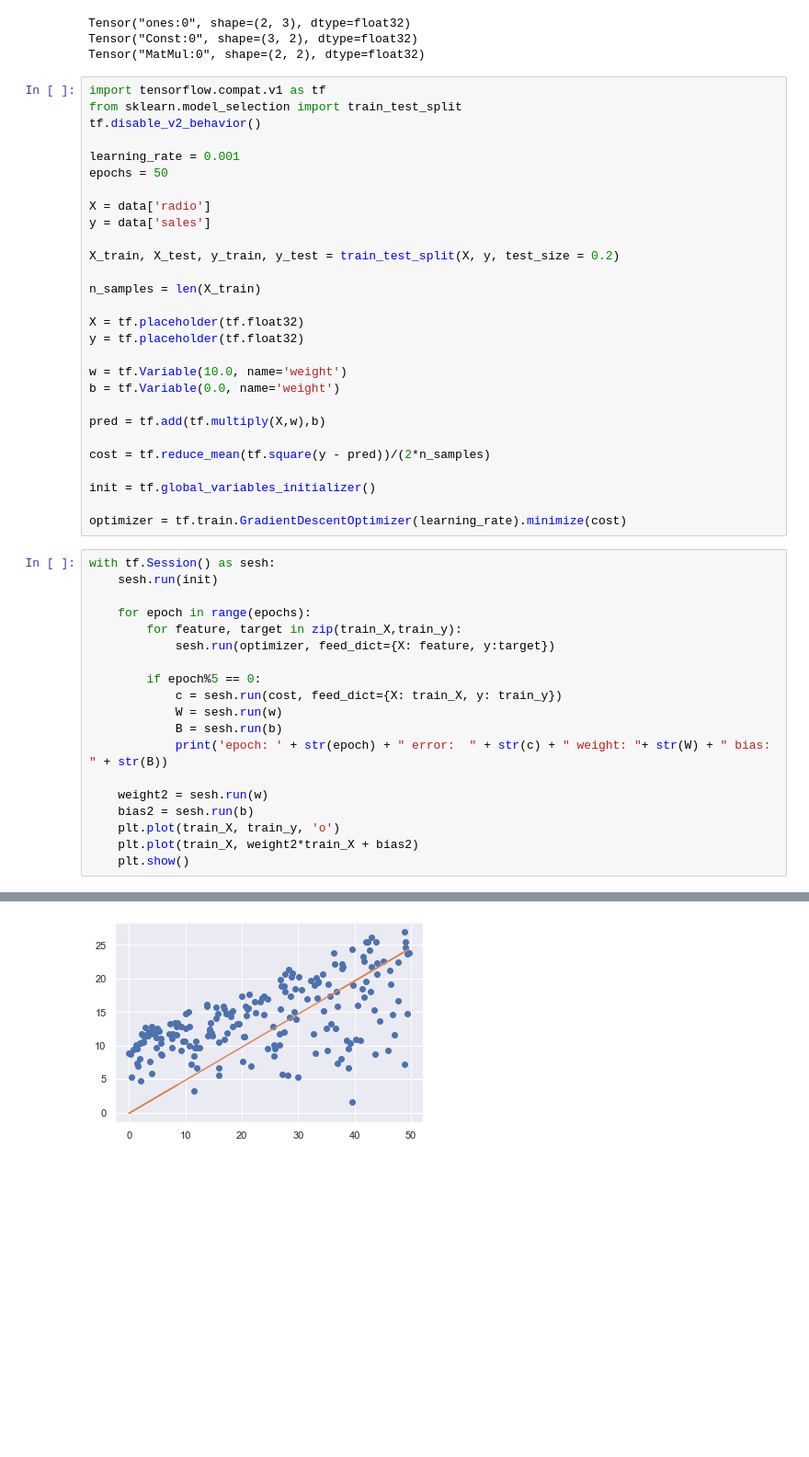
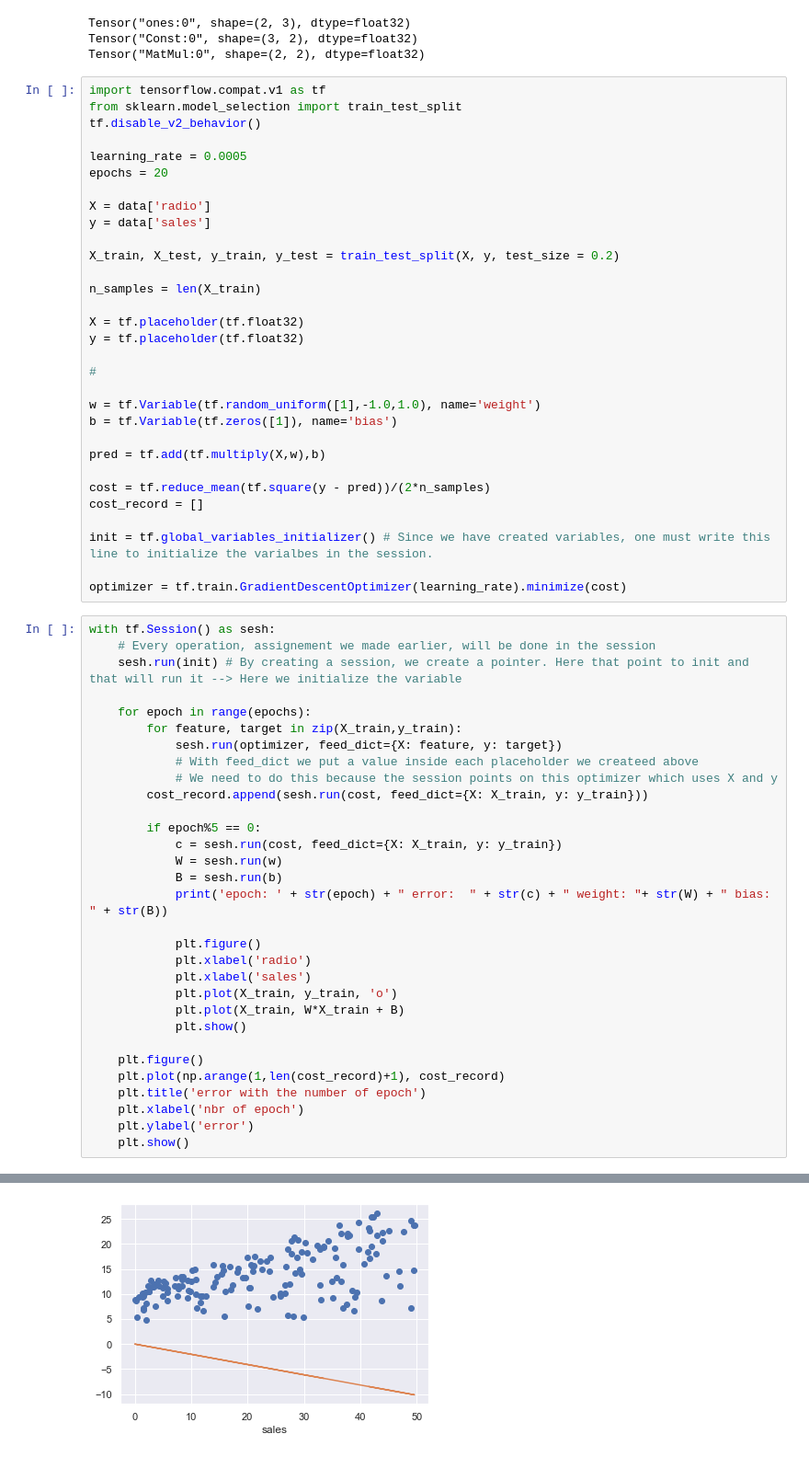
Before and after one commit to TrefleEncornet2/PortFolio, a Jupyter notebook: Intro_tensorflow.ipynb, the cells around one changed output, grey strips where cells are left out. Shown at 92% size. Saved outputs shown, nothing was run; the diff lists cells and outputs as text; blank space fills up the shorter version.

```diff
--- a/Intro_tensorflow.ipynb
+++ b/Intro_tensorflow.ipynb
@@ -373,8 +357,8 @@ import tensorflow.compat.v1 as tf
 from sklearn.model_selection import train_test_split
 tf.disable_v2_behavior()
 
-learning_rate = 0.001
-epochs = 50
+learning_rate = 0.0005
+epochs = 20
 
 X = data['radio']
 y = data['sales']
@@ -386,33 +370,48 @@ n_samples = len(X_train)
 X = tf.placeholder(tf.float32)
 y = tf.placeholder(tf.float32)
 
-w = tf.Variable(10.0, name='weight')
-b = tf.Variable(0.0, name='weight')
+#
+
+w = tf.Variable(tf.random_uniform([1],-1.0,1.0), name='weight')
+b = tf.Variable(tf.zeros([1]), name='bias')
 
 pred = tf.add(tf.multiply(X,w),b)
 
 cost = tf.reduce_mean(tf.square(y - pred))/(2*n_samples)
+cost_record = []
 
-init = tf.global_variables_initializer()
+init = tf.global_variables_initializer() # Since we have created variables, one must write this line to initialize the varialbes in the session.
 
 optimizer = tf.train.GradientDescentOptimizer(learning_rate).minimize(cost)
 # %%
 with tf.Session() as sesh:
-    sesh.run(init)
+    # Every operation, assignement we made earlier, will be done in the session
+    sesh.run(init) # By creating a session, we create a pointer. Here that point to init and that will run it --> Here we initialize the variable
 
     for epoch in range(epochs):
-        for feature, target in zip(train_X,train_y):
-            sesh.run(optimizer, feed_dict={X: feature, y:target})
+        for feature, target in zip(X_train,y_train):
+            sesh.run(optimizer, feed_dict={X: feature, y: target})
+            # With feed_dict we put a value inside each placeholder we createed above
+            # We need to do this because the session points on this optimizer which uses X and y
+        cost_record.append(sesh.run(cost, feed_dict={X: X_train, y: y_train}))
 
         if epoch%5 == 0:
-            c = sesh.run(cost, feed_dict={X: train_X, y: train_y})
+            c = sesh.run(cost, feed_dict={X: X_train, y: y_train})
             W = sesh.run(w)
             B = sesh.run(b)
             print('epoch: ' + str(epoch) + " error:  " + str(c) + " weight: "+ str(W) + " bias: " + str(B))
 
-    weight2 = sesh.run(w)
-    bias2 = sesh.run(b)
-    plt.plot(train_X, train_y, 'o')
-    plt.plot(train_X, weight2*train_X + bias2)
+            plt.figure()
+            plt.xlabel('radio')
+            plt.xlabel('sales')
+            plt.plot(X_train, y_train, 'o')
+            plt.plot(X_train, W*X_train + B)
+            plt.show()
+
+    plt.figure()
+    plt.plot(np.arange(1,len(cost_record)+1), cost_record)
+    plt.title('error with the number of epoch')
+    plt.xlabel('nbr of epoch')
+    plt.ylabel('error')
     plt.show()
 # %% [output]
@@ -429 +419 @@ epoch: 45 error:  0.13690613 weight: 0.49363628 bias: -0.13108133
-[figure, old version]
+[figure, new version]
```
Also changed, not shown: parts of 38 cells of this notebook.
